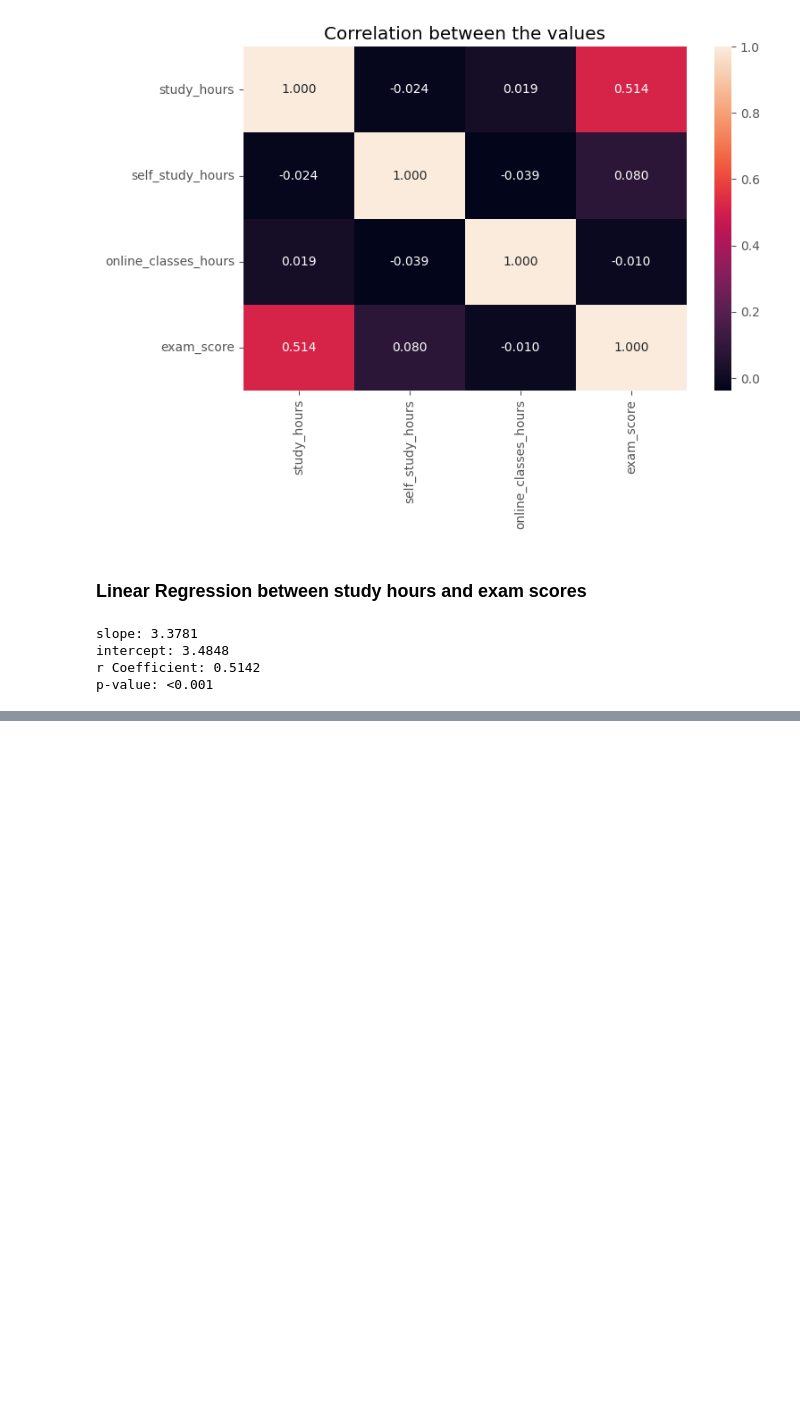
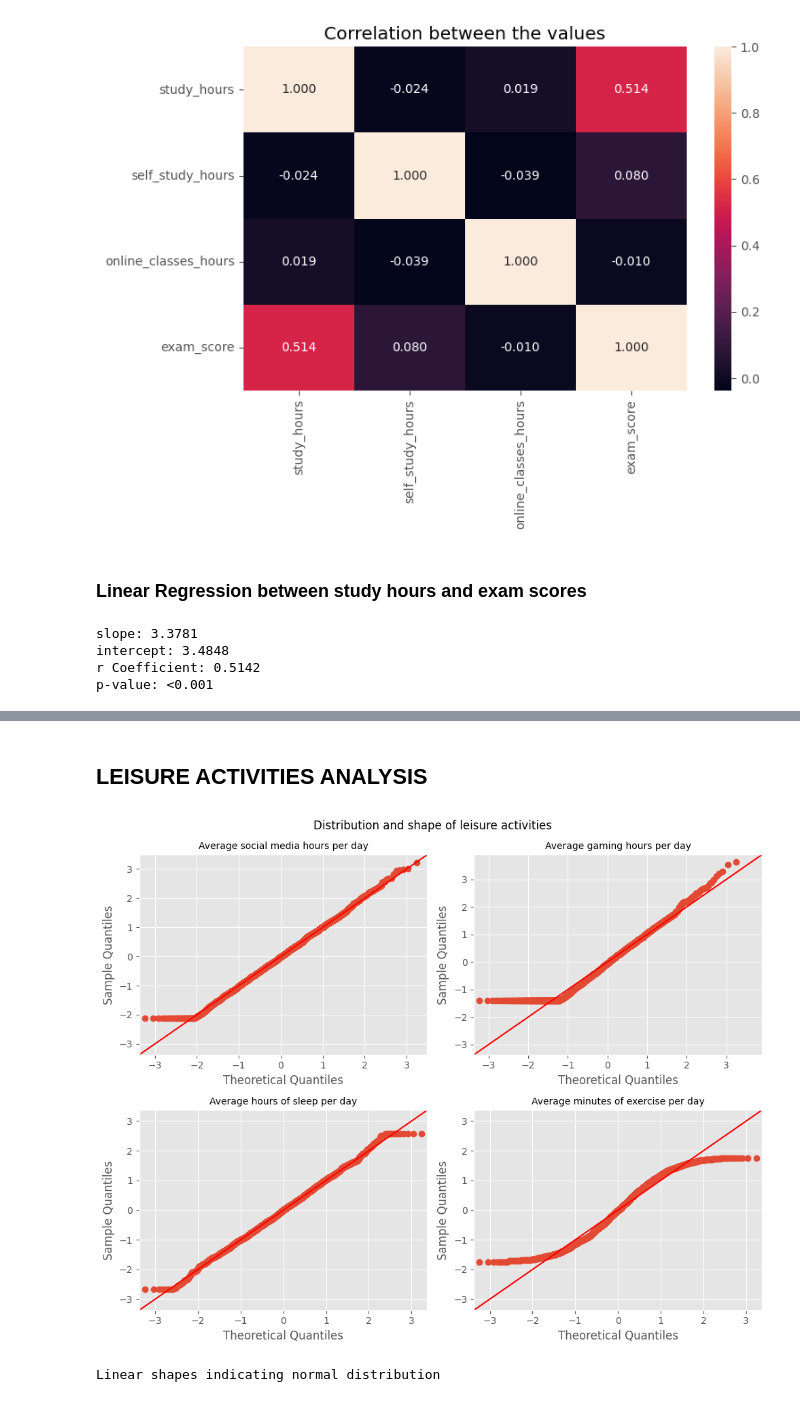
Before and after one commit to boredanalyst/Relating-Activities-Outside-School-with-Exam-Score, a Jupyter notebook: relating-activities-outside-school-with-exam-score.ipynb, the cells around one changed output, grey strips where cells are left out. Cells and saved outputs as stored; diff of their text form; code cells hidden in the pictures; blank space fills up the shorter version.

Commit message:
Kaggle Notebook | Relating Activities Outside School with Exam Score | Version 3

```diff
--- a/relating-activities-outside-school-with-exam-score.ipynb
+++ b/relating-activities-outside-school-with-exam-score.ipynb
@@ -393,0 +377,12 @@ memory usage: 169.8+ KB
+# %%
+import statsmodels.api as sm
+
+viz_df_features = df[["study_hours","self_study_hours","online_classes_hours"]]
+viz_df_target = df["exam_score"]
+
+## creating the regression model
+
+viz_df_features = sm.add_constant(viz_df_features)
+model = sm.OLS(viz_df_target, viz_df_features).fit()
+
+model.summary()
@@ -393,0 +411,32 @@ memory usage: 169.8+ KB
+# %% [markdown]
+## LEISURE ACTIVITIES ANALYSIS ##
+# %%
+## Find the shape of the different leisure activities
+
+viz_df = df[["social_media_hours","gaming_hours","sleep_hours","exercise_minutes"]]
+
+## plotting the axes
+
+fig, axes = plt.subplots(2,2, figsize=(10,8))
+
+sm.qqplot(viz_df["social_media_hours"], fit=True, line="45", ax=axes[0,0])
+axes[0,0].set_title("Average social media hours per day", size=10)
+
+sm.qqplot(viz_df["gaming_hours"], fit=True, line="45", ax=axes[0,1])
+axes[0,1].set_title("Average gaming hours per day", size=10)
+
+sm.qqplot(viz_df["sleep_hours"], fit=True, line="45", ax=axes[1,0])
+axes[1,0].set_title("Average hours of sleep per day", size=10)
+
+sm.qqplot(viz_df["exercise_minutes"], fit=True, line="45", ax=axes[1,1])
+axes[1,1].set_title("Average minutes of exercise per day", size=10)
+
+fig.suptitle("Distribution and shape of leisure activities")
+
+plt.tight_layout()
+plt.show()
+
+print("Linear shapes indicating normal distribution")
+# %% [output]
+[figure, added]
+Linear shapes indicating normal distribution
```
Also changed, not shown: parts of 10 cells of this notebook.
